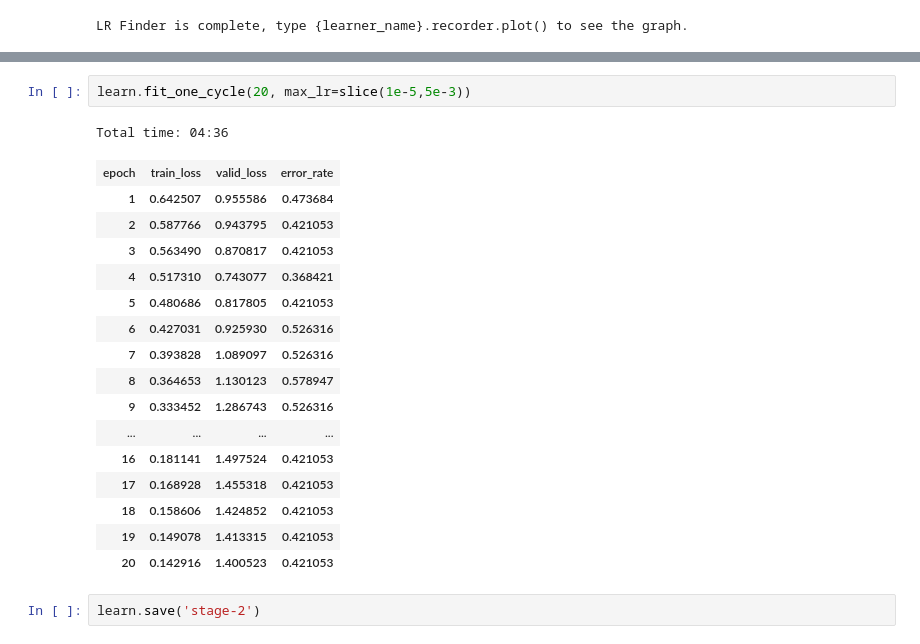
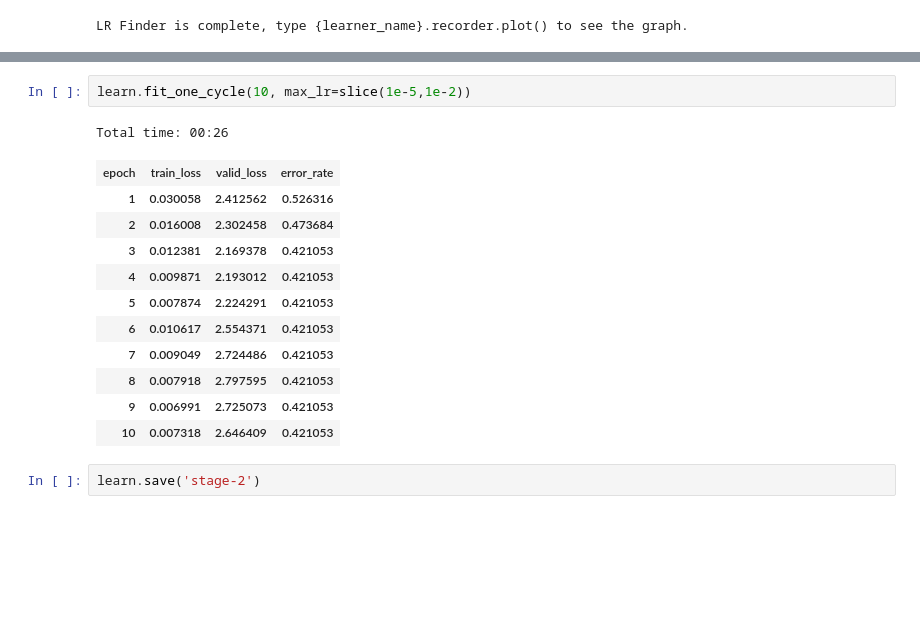
Before and after one commit to pwendel3/my_fast_ai, a Jupyter notebook: nbs/dl1/lesson2-download-pw.ipynb, the cells around one changed output, grey strips where cells are left out. Saved outputs shown, nothing was run; the diff lists cells and outputs as text; blank space fills up the shorter version.

```diff
--- a/nbs/dl1/lesson2-download-pw.ipynb
+++ b/nbs/dl1/lesson2-download-pw.ipynb
@@ -227,23 +230,18 @@ learn.recorder.plot()
 # %%
-learn.fit_one_cycle(20, max_lr=slice(1e-5,5e-3))
+learn.fit_one_cycle(10, max_lr=slice(1e-5,1e-2))
 # %% [output]
-Total time: 04:36
+Total time: 00:26
 | epoch | train_loss | valid_loss | error_rate |
-| 1 | 0.642507 | 0.955586 | 0.473684 |
-| 2 | 0.587766 | 0.943795 | 0.421053 |
-| 3 | 0.563490 | 0.870817 | 0.421053 |
-| 4 | 0.517310 | 0.743077 | 0.368421 |
-| 5 | 0.480686 | 0.817805 | 0.421053 |
-| 6 | 0.427031 | 0.925930 | 0.526316 |
-| 7 | 0.393828 | 1.089097 | 0.526316 |
-| 8 | 0.364653 | 1.130123 | 0.578947 |
-| 9 | 0.333452 | 1.286743 | 0.526316 |
-| ... | ... | ... | ... |
-| 16 | 0.181141 | 1.497524 | 0.421053 |
-| 17 | 0.168928 | 1.455318 | 0.421053 |
-| 18 | 0.158606 | 1.424852 | 0.421053 |
-| 19 | 0.149078 | 1.413315 | 0.421053 |
-| 20 | 0.142916 | 1.400523 | 0.421053 |
+| 1 | 0.030058 | 2.412562 | 0.526316 |
+| 2 | 0.016008 | 2.302458 | 0.473684 |
+| 3 | 0.012381 | 2.169378 | 0.421053 |
+| 4 | 0.009871 | 2.193012 | 0.421053 |
+| 5 | 0.007874 | 2.224291 | 0.421053 |
+| 6 | 0.010617 | 2.554371 | 0.421053 |
+| 7 | 0.009049 | 2.724486 | 0.421053 |
+| 8 | 0.007918 | 2.797595 | 0.421053 |
+| 9 | 0.006991 | 2.725073 | 0.421053 |
+| 10 | 0.007318 | 2.646409 | 0.421053 |
 # %%
 learn.save('stage-2')
 # %% [markdown]
```
Also changed, not shown: parts of 7 cells of this notebook.
